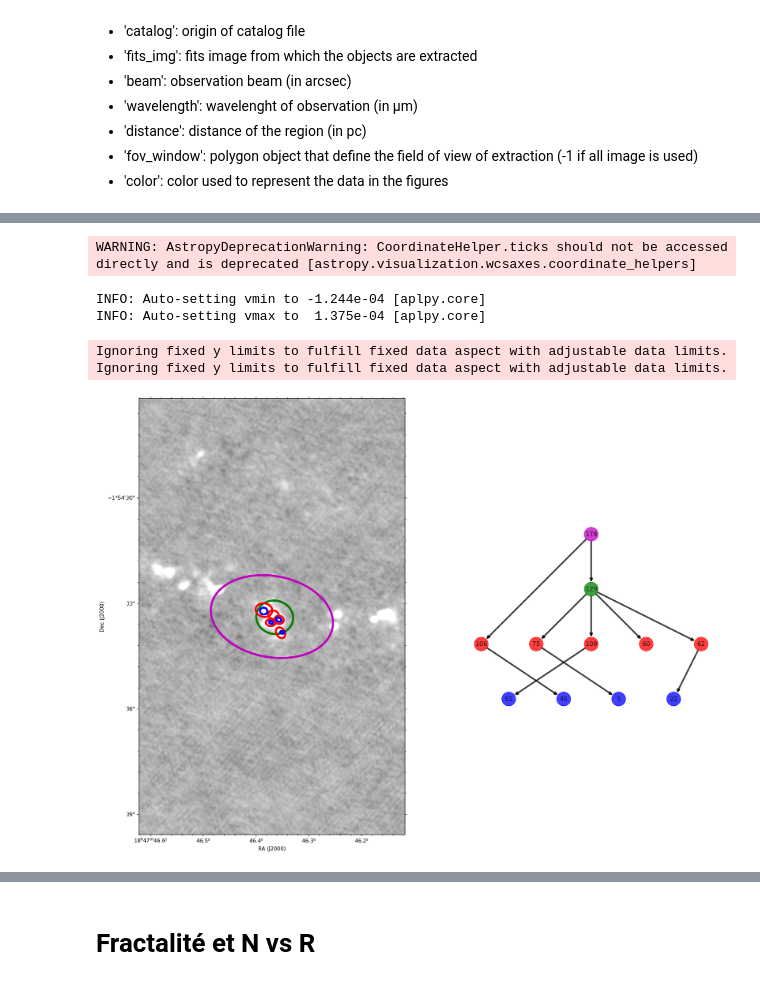
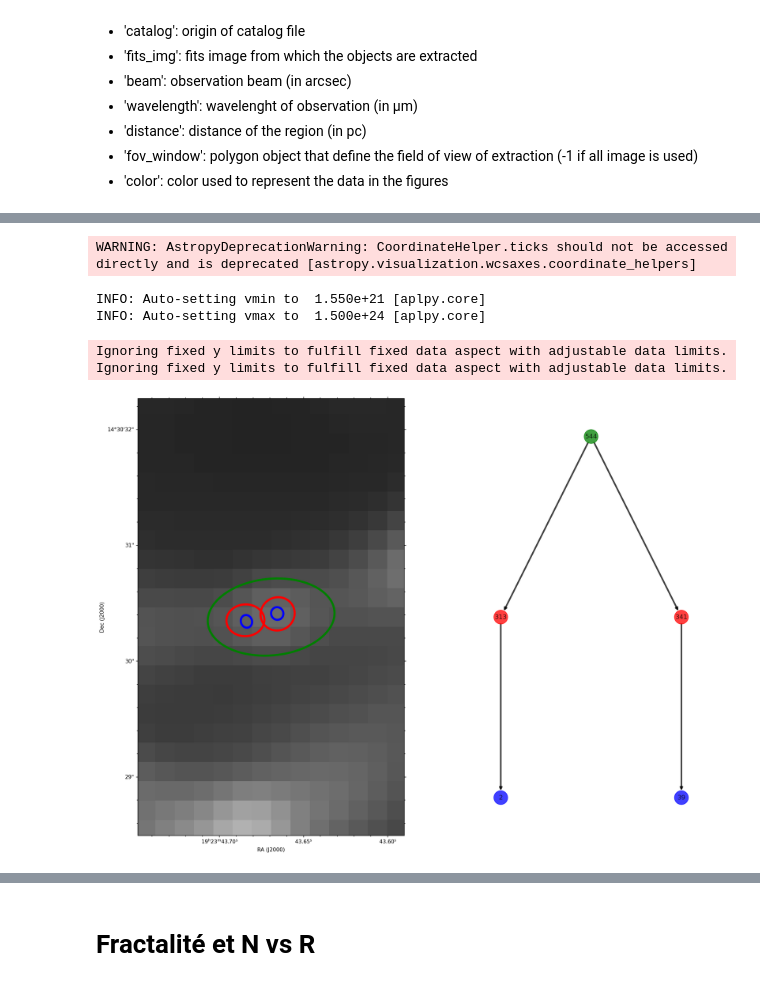
Before and after one commit to ThomassonB/FAMILY, a Jupyter notebook: testNotebookw43.ipynb, the cells around one changed output, grey strips where cells are left out. Saved outputs shown, nothing was run; the diff lists cells and outputs as text; code cells hidden in the pictures.

```diff
--- a/testNotebookw43.ipynb
+++ b/testNotebookw43.ipynb
@@ -38,14 +39,15 @@ plt.rcParams['figure.dpi'] = 150
 from pathlib import Path
 import pandas as pd
 
-path = Path("./benchmark/config_w43/").resolve()
+path = Path("./benchmark/config_simu2026/").resolve()
 
-reader = lambda x: pd.read_csv(x, **dict(skip_blank_lines=True, header=112,skiprows=[113,114], engine='python', sep="!|\s+"))
+#reader = lambda x: pd.read_csv(x, **dict(skip_blank_lines=True, header=112,skiprows=[113,114], engine='python', sep="!|\s+"))
 
 def reader(x):
-    data = pd.read_csv(x, **dict(skip_blank_lines=True, header=112,skiprows=[113,114], engine='python', sep="!|\s+"))
-    data = data.shift(periods=3, axis="columns")
-    data = data.drop(data.columns[[0,1,2]], axis=1).reset_index(drop=True)
+    data = pd.read_csv(x, **dict(skip_blank_lines=True, header=112,skiprows=[113], engine='python', sep="!|\s+"))
+    step = np.sum(np.isnan(np.array(data.iloc[-1] , dtype=np.float64)))
+    data = data.shift(periods= step, axis="columns")
+    data = data.drop(data.columns[:step], axis=1)
     return data
 
 dataset = analyse.DataSet(
@@ -141,15 +140,15 @@ hierarchical_structures = structure_table.loc[structure_table["mode"] == "HIERAR
 to_consider = structure_table
 to_consider.index = np.arange(0, len(to_consider))
 # %%
-image = dataset._data['650AU'].fits_img
-fig = network.structures[2].plot(image)
+image = dataset._data['2700AU'].fits_img
+fig = network.structures[1].plot(image)
 # %% [output]
 WARNING: AstropyDeprecationWarning: CoordinateHelper.ticks should not be accessed directly and is deprecated [astropy.visualization.wcsaxes.coordinate_helpers]
-INFO: Auto-setting vmin to -1.244e-04 [aplpy.core]
-INFO: Auto-setting vmax to  1.375e-04 [aplpy.core]
+INFO: Auto-setting vmin to  1.550e+21 [aplpy.core]
+INFO: Auto-setting vmax to  1.500e+24 [aplpy.core]
 Ignoring fixed y limits to fulfill fixed data aspect with adjustable data limits.
 Ignoring fixed y limits to fulfill fixed data aspect with adjustable data limits.
-[figure, old version]
+[figure, new version]
 # %%
 plotter.InspectNetwork(network)
 # %% [output]
```
Also changed, not shown: parts of 20 cells of this notebook.
